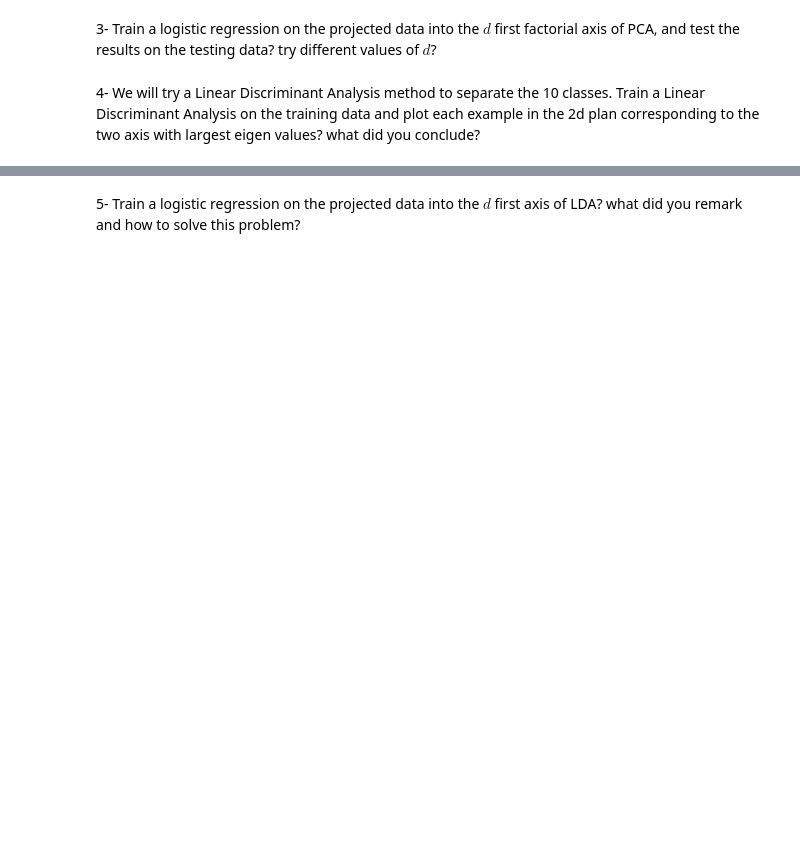
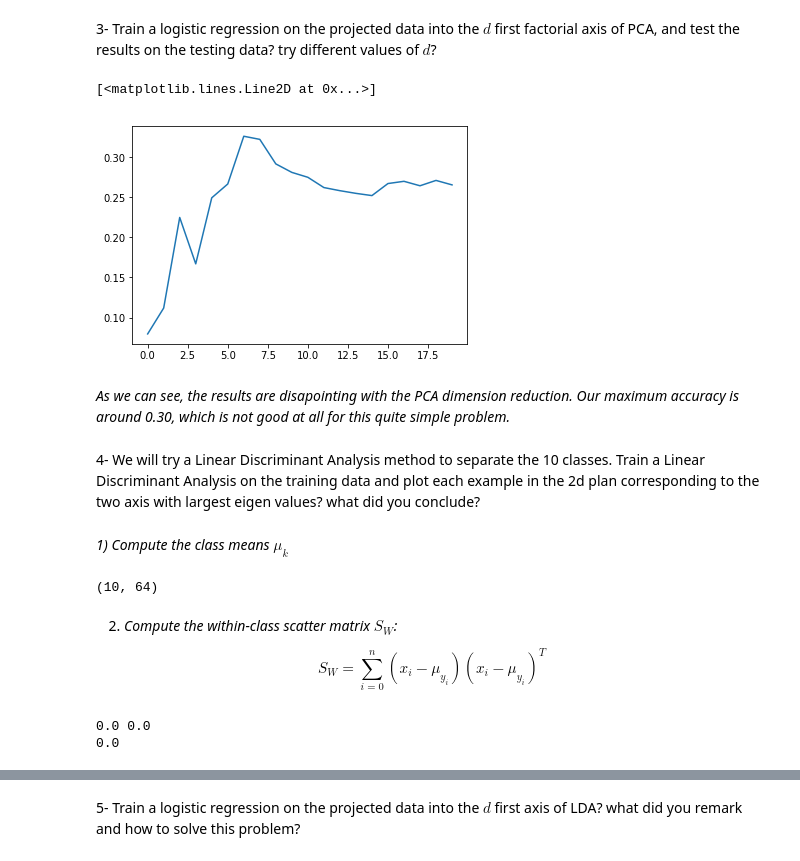
Before and after one commit to wint3ria/discriminative-methods, a Jupyter notebook: lda.ipynb, the cells around one changed output, grey strips where cells are left out. Cells and saved outputs as stored; diff of their text form; code cells hidden in the pictures; blank space fills up the shorter version.

Commit message:
lda: Add practical on LDA/Fisher dimentionality reduction first version

```diff
--- a/lda.ipynb
+++ b/lda.ipynb
@@ -26,2 +58,49 @@ ytest = dataTest.values[:,64]
+# %%
+logreg = LogisticRegression(multi_class='multinomial', solver='newton-cg')
+yhat_pca_test = pca.fit_transform(Xtest)
+scores = []
+for d in range(1, yhat_pca.shape[1] + 1):
+    yhat_class = logreg.fit(yhat_pca[:, :d], ytrain)
+    scores.append(logreg.score(yhat_pca_test[:, :d], ytest))
+
+plt.plot(scores)
+# %% [output]
+[<matplotlib.lines.Line2D at 0x...>]
+[figure, added]
+# %% [markdown]
+_As we can see, the results are disapointing with the PCA dimension reduction. Our maximum accuracy is around 0.30, which is not good at all for this quite simple problem._
 # %% [markdown]
 4- We will try a Linear Discriminant Analysis method to separate the 10 classes. Train a Linear Discriminant Analysis on the training data and plot each example in the 2d plan corresponding to the two axis with largest eigen values? what did you conclude?
+# %% [markdown]
+_1) Compute the class means $\mu_k$_
+# %%
+K = len(set(ytrain))
+D = Xtrain.shape[1]
+Mu = np.zeros((K, D))
+
+for k in range(K):
+    C = [x for x, y in zip(Xtrain, ytrain) if y == k]
+    Mu[k] = np.mean(C, axis=0)
+
+print(Mu.shape)
+# %% [output]
+(10, 64)
+# %% [markdown]
+2) _Compute the within-class scatter matrix $S_W$:_
+
+$$S_W = \sum_{i=0}^n(x_i - \mu_{y_i})(x_i - \mu_{y_i})^T$$
+# %%
+#S_W = np.zeros((D, D))
+
+#for k in range(K):
+#    selected = Xtrain[ytrain == k].astype(np.float32)
+#    selected -= Mu[k]
+#    S_W += selected.T @ selected
+
+X_k_centered = Xtrain - (Mu.T @ to_categorical(ytrain).T).T
+S_W = X_k_centered.T @ X_k_centered
+print(np.max(S_W - test), np.min(S_W -test))
+print(np.linalg.norm(S_W - test))
+# %% [output]
+0.0 0.0
+0.0
```
Also changed, not shown: parts of 22 cells of this notebook.
